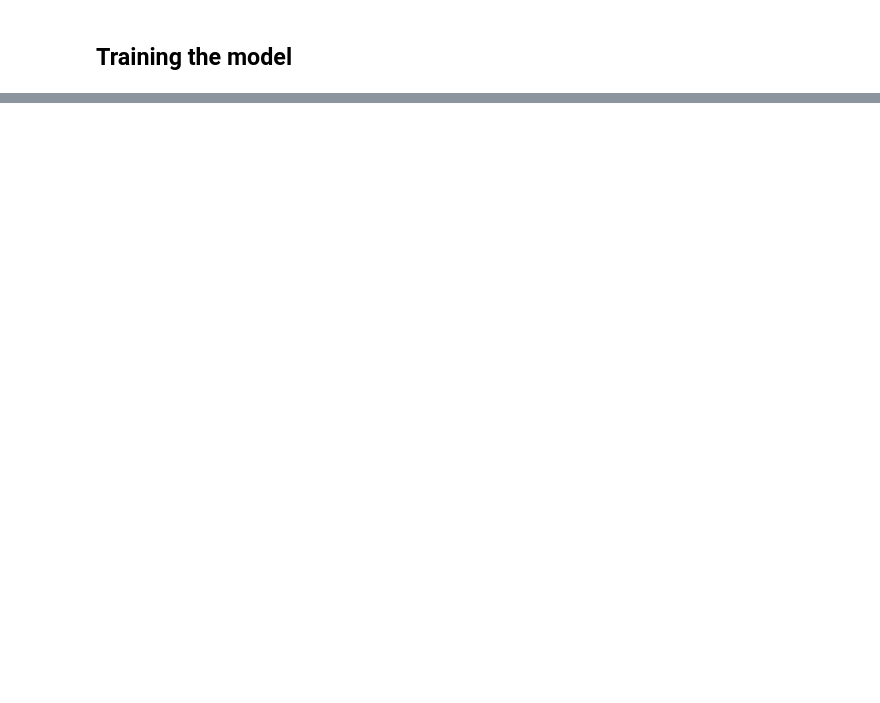
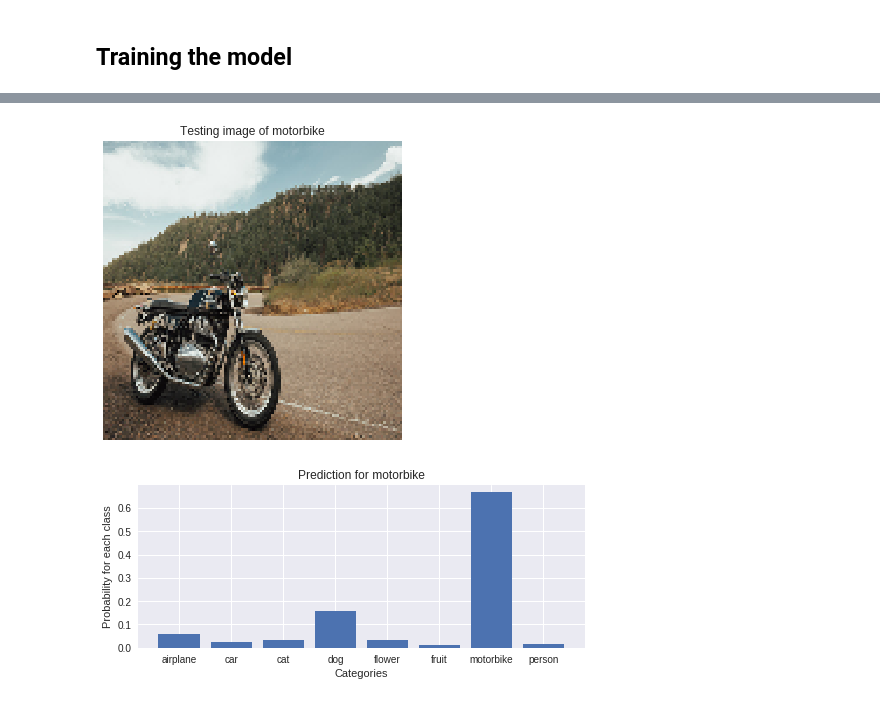
Before and after one commit to braindotai/Deep-Learning-Scratch-Arena, a Jupyter notebook: 10. Applications of Computer Vision/01. Transfer Learning - MXNet.ipynb, the cells around one changed output, grey strips where cells are left out. Drawn from its saved outputs; the diff is of its cells as text; code cells hidden in the pictures; blank space fills up the shorter version.

```diff
--- a/10. Applications of Computer Vision/01. Transfer Learning - MXNet.ipynb
+++ b/10. Applications of Computer Vision/01. Transfer Learning - MXNet.ipynb
@@ -368,0 +408,20 @@ Testing Accuracy: 0.9908333333333333
+# %%
+fruit = gluon.utils.download(url = "https://www.diabete.qc.ca/wp-content/uploads/2014/08/Les-fruits.png")
+image = transform(mx.image.imread(fruit, flag = 1))
+plt.imshow(image.transpose((1, 2, 0)).asnumpy())
+plt.title('Testing image of fruit')
+plt.axis('off')
+plt.show()
+
+
+prediction = model(image.expand_dims(0).as_in_context(ctx)).softmax().asnumpy()[0]
+
+probs = []
+for prob in prediction:
+    probs.append(prob)
+plt.figure(figsize = (8,3))
+plt.bar(categories, probs)
+plt.title('Prediction for fruit')
+plt.xlabel('Categories')
+plt.ylabel('Probability for each class')
+plt.show()
@@ -368,0 +431,23 @@ Testing Accuracy: 0.9908333333333333
+# %%
+motorbike = gluon.utils.download(url = "https://www.royalenfield.com/content/dam/royal-enfield/usa/home/tout/best-looking-motorcycle.jpg")
+image = transform(mx.image.imread(motorbike, flag = 1))
+plt.imshow(image.transpose((1, 2, 0)).asnumpy())
+plt.title('Testing image of motorbike')
+plt.axis('off')
+plt.show()
+
+
+prediction = model(image.expand_dims(0).as_in_context(ctx)).softmax().asnumpy()[0]
+
+probs = []
+for prob in prediction:
+    probs.append(prob)
+plt.figure(figsize = (8,3))
+plt.bar(categories, probs)
+plt.title('Prediction for motorbike')
+plt.xlabel('Categories')
+plt.ylabel('Probability for each class')
+plt.show()
+# %% [output]
+[figure, added]
+[figure, added]
```
Also changed, not shown: parts of 46 cells of this notebook.
